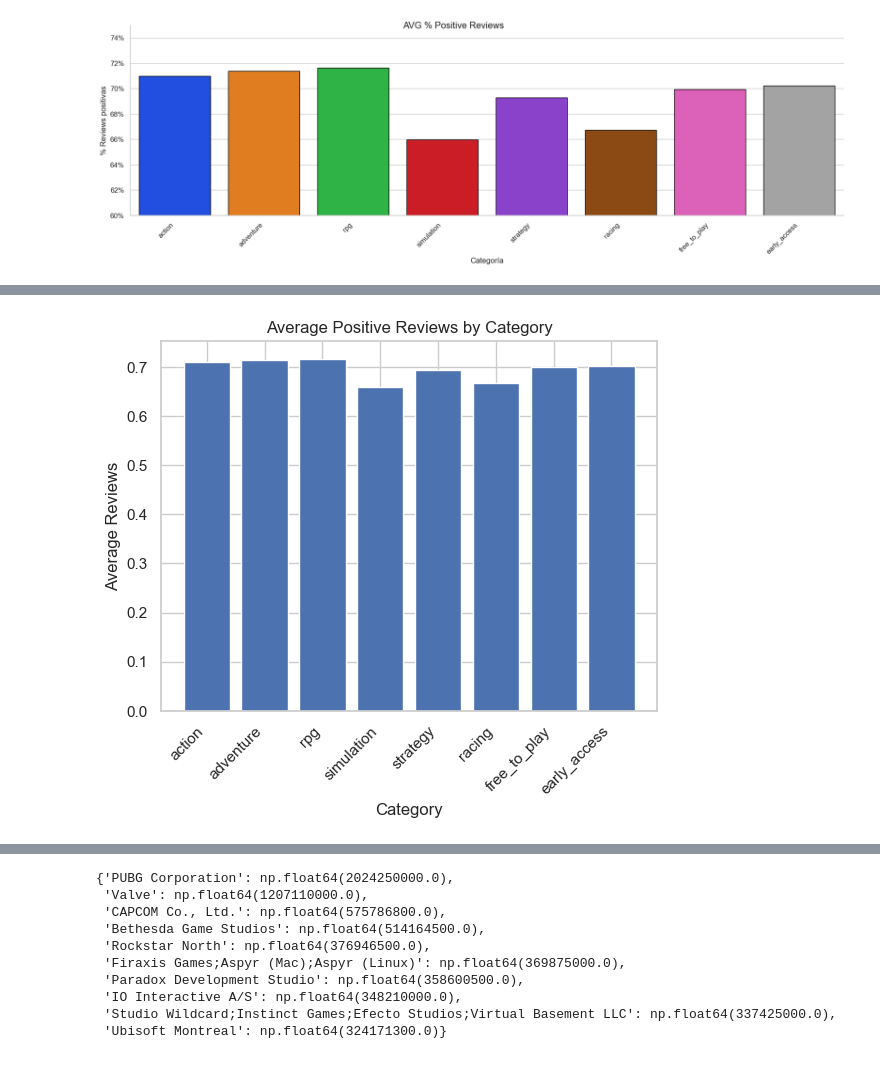
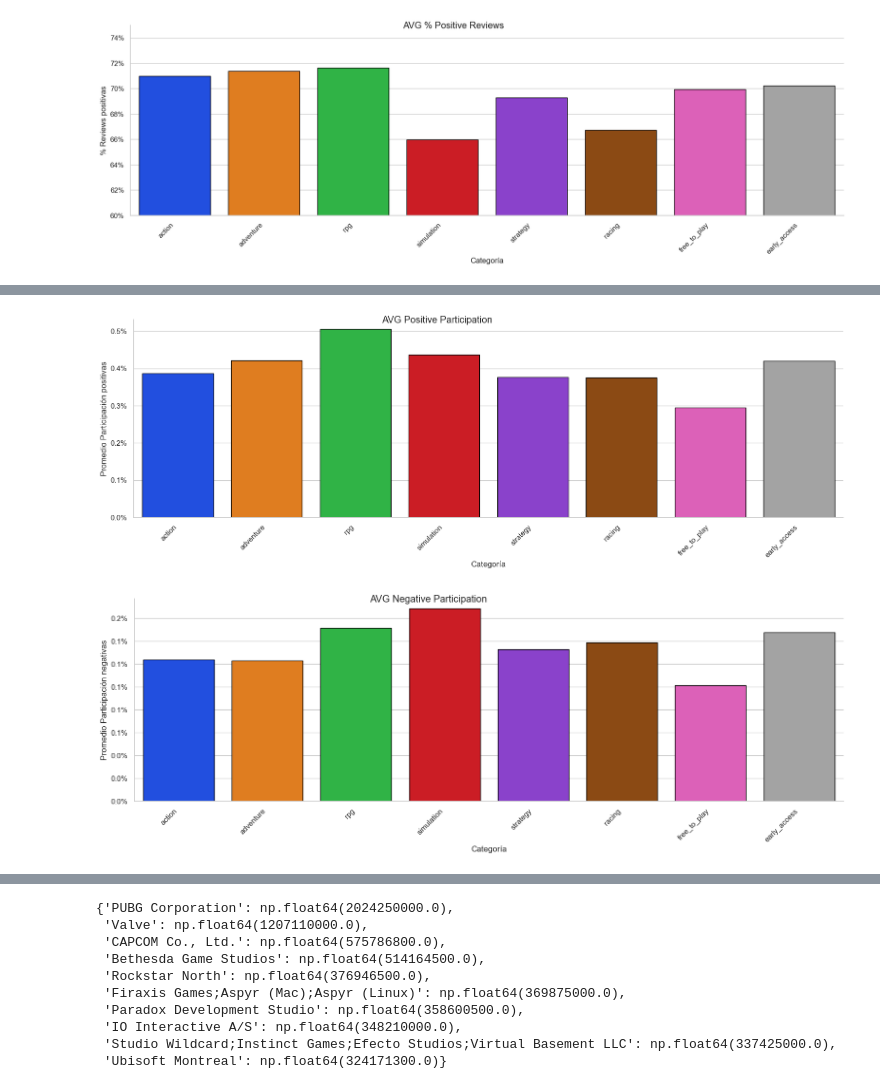
Before and after one commit to Dexinator/steam, a Jupyter notebook: steam.ipynb, the cells around one changed output, grey strips where cells are left out. Saved outputs shown, nothing was run; the diff lists cells and outputs as text; code cells hidden in the pictures.

```diff
--- a/steam.ipynb
+++ b/steam.ipynb
@@ -468,9 +441,30 @@ for genre in genres:
-# %%
-plt.bar(*zip(*average_reviews.items()))
-plt.xticks(rotation=45, ha='right')
-plt.title("Average Positive Reviews by Category")  # Add a title
-plt.xlabel("Category")                   # Label for the x-axis
-plt.ylabel("Average Reviews")            # Label for the y-axis
-plt.show()
-# %% [output]
-[figure, removed]
+# %%
+#Aquí vemos la gráfica de participación positiva de cada género.
+g=sns.catplot(data=genre_reviews, x=genre_reviews.index,y="AVG_positive_participation",
+               kind='bar', hue=genre_reviews.index, palette='bright', edgecolor='black',)
+g.figure.set_size_inches(20,5)
+g.figure.suptitle('AVG Positive Participation')
+g.set_axis_labels("Categoría", "Promedio Participación positivas")
+# Disable scientific notation on y-axis
+ax = g.ax  # Access the main axes
+ax.yaxis.set_major_formatter(mticker.FuncFormatter(lambda x, _: f'{x *100:.1f}%')) # Force plain numbers
+
+plt.xticks(rotation=45, ha='right')
+plt.show()
+# %% [output]
+[figure, added]
+# %%
+#Aquí vemos la gráfica de participación negativa de cada género.
+g=sns.catplot(data=genre_reviews, x=genre_reviews.index,y="AVG_negative_participation",
+               kind='bar', hue=genre_reviews.index, palette='bright', edgecolor='black',)
+g.figure.set_size_inches(20,5)
+g.figure.suptitle('AVG Negative Participation')
+g.set_axis_labels("Categoría", "Promedio Participación negativas")
+# Disable scientific notation on y-axis
+ax = g.ax  # Access the main axes
+ax.yaxis.set_major_formatter(mticker.FuncFormatter(lambda x, _: f'{x *100:.1f}%')) # Force plain numbers
+
+plt.xticks(rotation=45, ha='right')
+plt.show()
+# %% [output]
+[figure, added]
```
Also changed, not shown: parts of 25 cells of this notebook.
